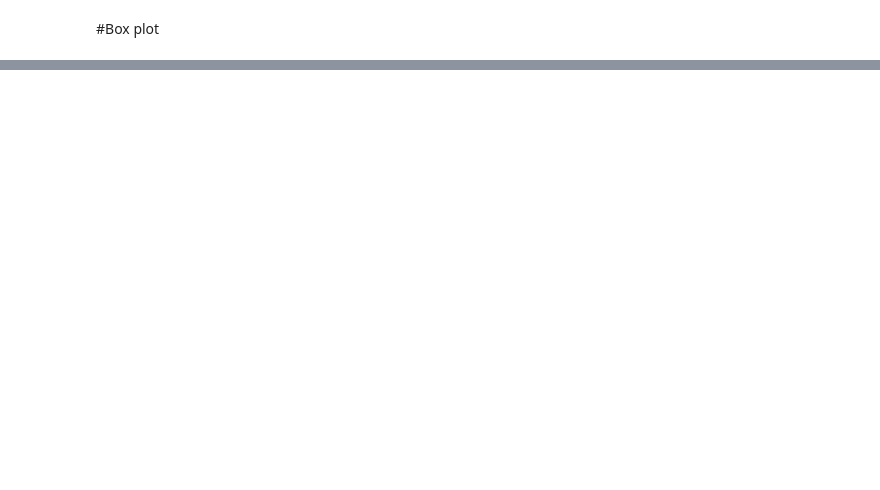
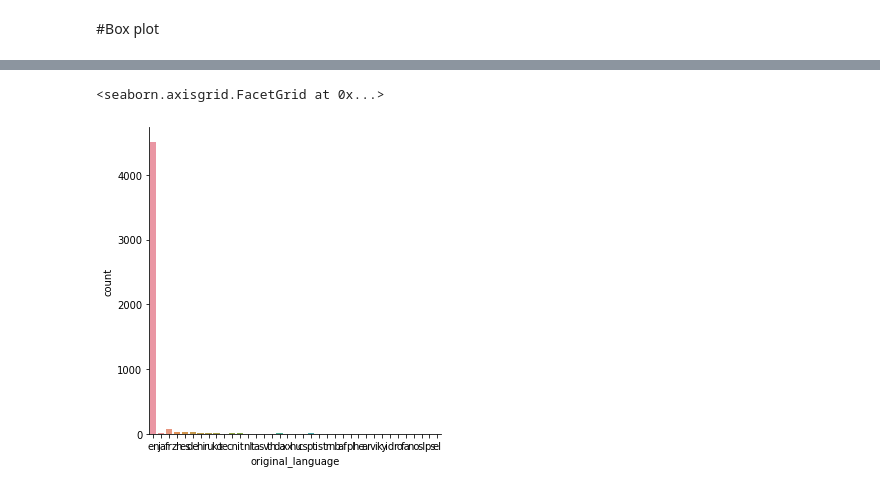
Before and after one commit to gabrielavillagran/Desenvolve, a Jupyter notebook: Exploração_de_dados.ipynb, the cells around one changed output, grey strips where cells are left out. Saved outputs shown, nothing was run; the diff lists cells and outputs as text; code cells hidden in the pictures; blank space fills up the shorter version.

```diff
--- a/Exploração_de_dados.ipynb
+++ b/Exploração_de_dados.ipynb
@@ -110,0 +240,11 @@ Name: notas, dtype: float64
+# %%
+# Tipo de plot mais alto nível, usaremos o catplot para o grafico de barras
+# O kind escolhido foi o 'count' para contar a categoria escolhida
+# De maneira rápida dizemos para pegar o DataFrame, agrupar por lingua original e contar quantas vezes aparece
+
+sns.catplot(x = 'original_language', kind = 'count', data = tmdb)
+
+# Este tipo de grafico não se mostrou adequeado para este tipo de dado
+# %% [output]
+<seaborn.axisgrid.FacetGrid at 0x...>
+[figure, added]
```
Also changed, not shown: parts of 72 cells of this notebook.
